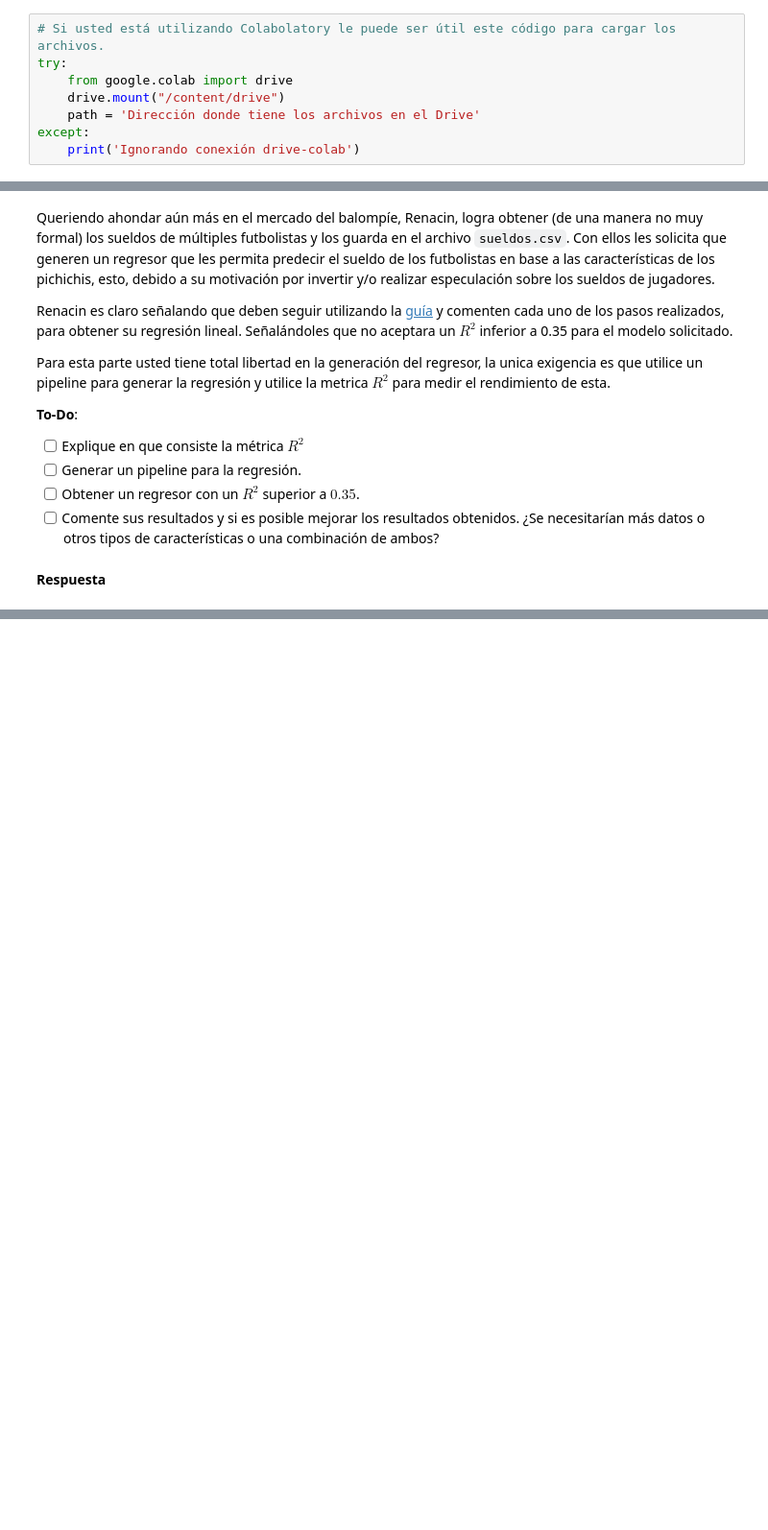
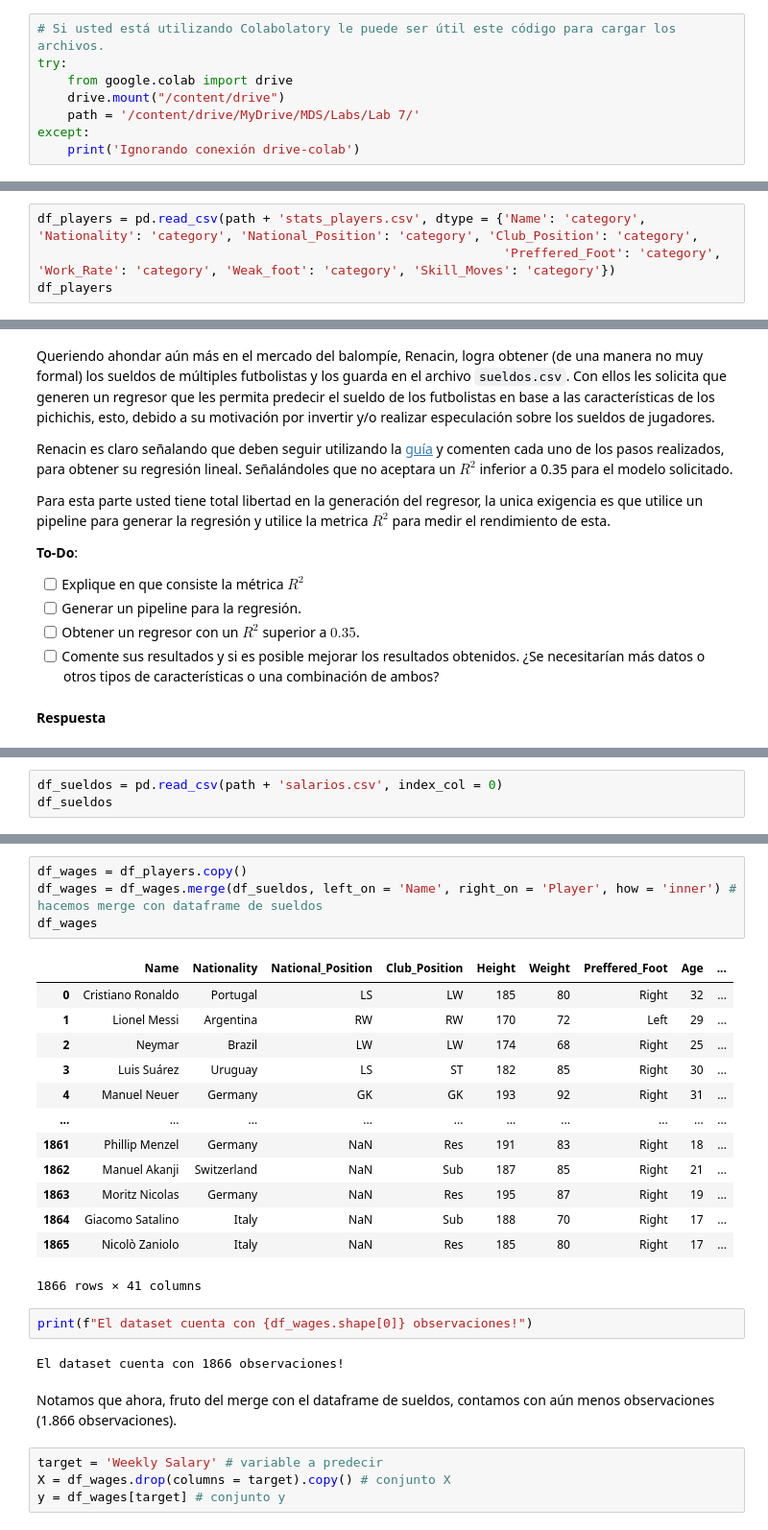
Before and after one commit to sebatinoco/MDS7202, a Jupyter notebook: lab7/Laboratorio7_enunciado.ipynb, the cells around one changed output, grey strips where cells are left out. Shown at 96% size. Drawn from its saved outputs; the diff is of its cells as text; blank space fills up the shorter version.

```diff
--- a/lab7/Laboratorio7_enunciado.ipynb
+++ b/lab7/Laboratorio7_enunciado.ipynb
@@ -114,7 +112,7 @@ Para comenzar cargue el dataset señalado y a continuación vea el reporte **`Pl
 try:
     from google.colab import drive
     drive.mount("/content/drive")
-    path = 'Dirección donde tiene los archivos en el Drive'
+    path = '/content/drive/MyDrive/MDS/Labs/Lab 7/'
 except:
     print('Ignorando conexión drive-colab')
 # %% [output]
@@ -138,0 +122,4 @@ df_players
+# %%
+df_players = pd.read_csv(path + 'stats_players.csv', dtype = {'Name': 'category', 'Nationality': 'category', 'National_Position': 'category', 'Club_Position': 'category',
+                                                              'Preffered_Foot': 'category', 'Work_Rate': 'category', 'Weak_foot': 'category', 'Skill_Moves': 'category'})
+df_players
@@ -305,0 +683,3 @@ Comente de resultados observados y si es posible mejorar los resultados.
+# %%
+df_sueldos = pd.read_csv(path + 'salarios.csv', index_col = 0)
+df_sueldos
@@ -305,0 +700,28 @@ Comente de resultados observados y si es posible mejorar los resultados.
+# %%
+df_wages = df_players.copy()
+df_wages = df_wages.merge(df_sueldos, left_on = 'Name', right_on = 'Player', how = 'inner') # hacemos merge con dataframe de sueldos
+df_wages
+# %% [output]
+|  | Name | Nationality | National_Position | Club_Position | Height | Weight | Preffered_Foot | Age | ... |
+| 0 | Cristiano Ronaldo | Portugal | LS | LW | 185 | 80 | Right | 32 | ... |
+| 1 | Lionel Messi | Argentina | RW | RW | 170 | 72 | Left | 29 | ... |
+| 2 | Neymar | Brazil | LW | LW | 174 | 68 | Right | 25 | ... |
+| 3 | Luis Suárez | Uruguay | LS | ST | 182 | 85 | Right | 30 | ... |
+| 4 | Manuel Neuer | Germany | GK | GK | 193 | 92 | Right | 31 | ... |
+| ... | ... | ... | ... | ... | ... | ... | ... | ... | ... |
+| 1861 | Phillip Menzel | Germany | NaN | Res | 191 | 83 | Right | 18 | ... |
+| 1862 | Manuel Akanji | Switzerland | NaN | Sub | 187 | 85 | Right | 21 | ... |
+| 1863 | Moritz Nicolas | Germany | NaN | Res | 195 | 87 | Right | 19 | ... |
+| 1864 | Giacomo Satalino | Italy | NaN | Sub | 188 | 70 | Right | 17 | ... |
+| 1865 | Nicolò Zaniolo | Italy | NaN | Res | 185 | 80 | Right | 17 | ... |
+1866 rows × 41 columns
+# %%
+print(f"El dataset cuenta con {df_wages.shape[0]} observaciones!")
+# %% [output]
+El dataset cuenta con 1866 observaciones!
+# %% [markdown]
+Notamos que ahora, fruto del merge con el dataframe de sueldos, contamos con aún menos observaciones (1.866 observaciones).
+# %%
+target = 'Weekly Salary' # variable a predecir
+X = df_wages.drop(columns = target).copy() # conjunto X
+y = df_wages[target] # conjunto y
```
Also changed, not shown: parts of 76 cells of this notebook.
